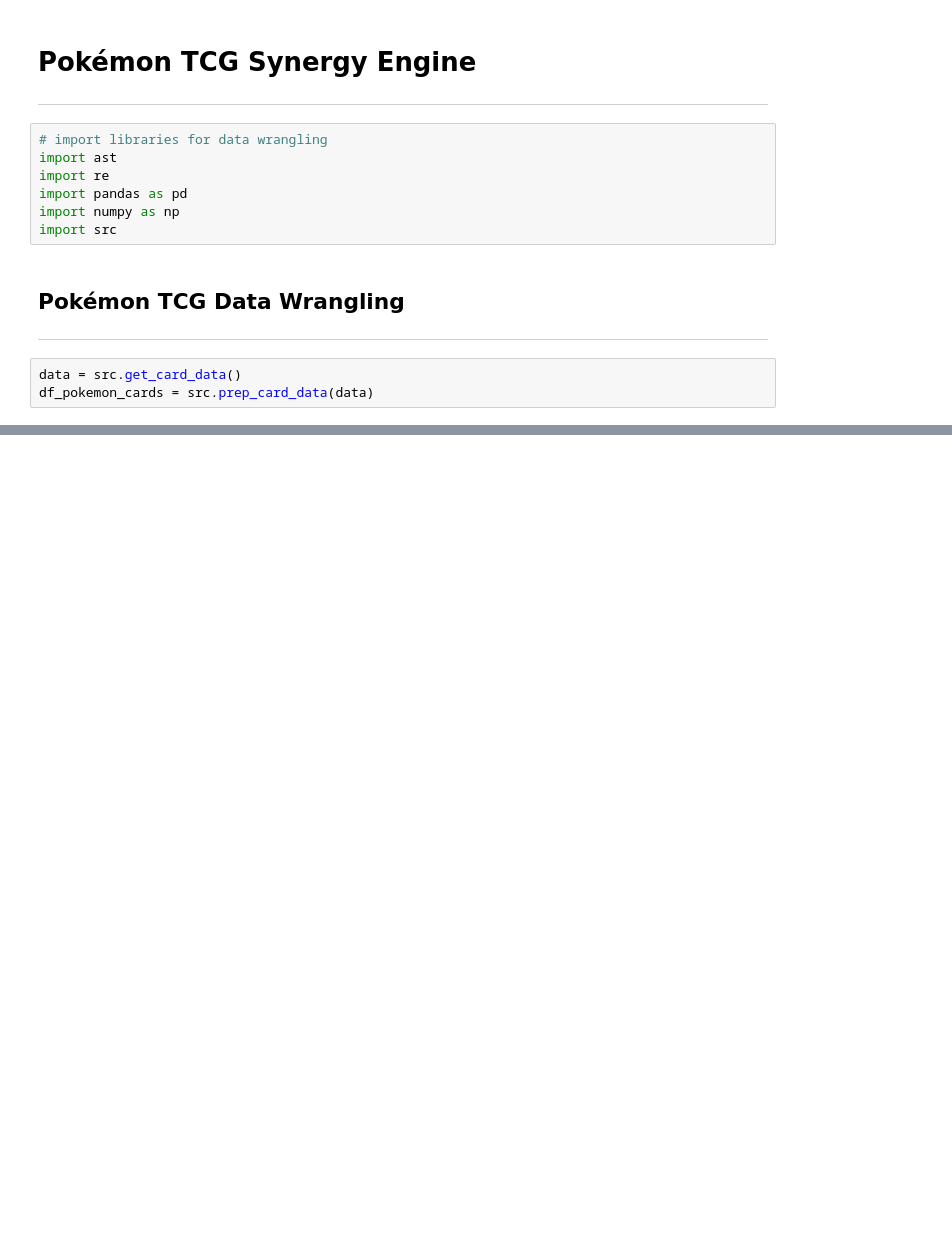
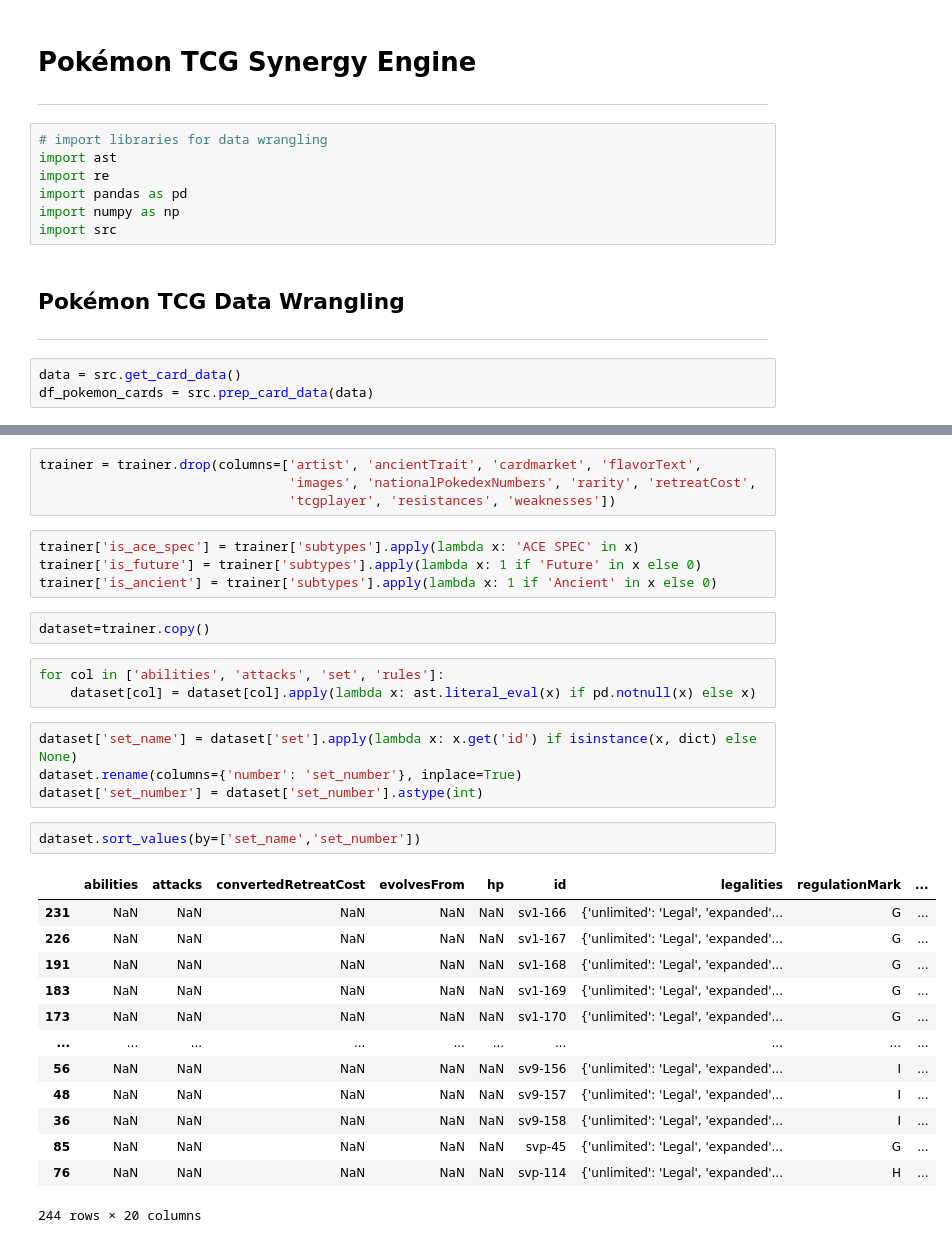
Before and after one commit to Anias-clo/Pokemon_TCG_Deck_Synergy_Calculator, a Jupyter notebook: cards.ipynb, the cells around one changed output, grey strips where cells are left out. Cells and saved outputs as stored; diff of their text form; blank space fills up the shorter version.

Commit message:
Cleaning trainer cards.

```diff
--- a/cards.ipynb
+++ b/cards.ipynb
@@ -59,0 +41,33 @@ trainer
+# %%
+trainer = trainer.drop(columns=['artist', 'ancientTrait', 'cardmarket', 'flavorText',
+                                'images', 'nationalPokedexNumbers', 'rarity', 'retreatCost',
+                                'tcgplayer', 'resistances', 'weaknesses'])
+# %%
+trainer['is_ace_spec'] = trainer['subtypes'].apply(lambda x: 'ACE SPEC' in x)
+trainer['is_future'] = trainer['subtypes'].apply(lambda x: 1 if 'Future' in x else 0)
+trainer['is_ancient'] = trainer['subtypes'].apply(lambda x: 1 if 'Ancient' in x else 0)
+# %%
+dataset=trainer.copy()
+# %%
+for col in ['abilities', 'attacks', 'set', 'rules']:
+    dataset[col] = dataset[col].apply(lambda x: ast.literal_eval(x) if pd.notnull(x) else x)
+# %%
+dataset['set_name'] = dataset['set'].apply(lambda x: x.get('id') if isinstance(x, dict) else None)
+dataset.rename(columns={'number': 'set_number'}, inplace=True)
+dataset['set_number'] = dataset['set_number'].astype(int)
+# %%
+dataset.sort_values(by=['set_name','set_number'])
+# %% [output]
+|  | abilities | attacks | convertedRetreatCost | evolvesFrom | hp | id | legalities | regulationMark | ... |
+| 231 | NaN | NaN | NaN | NaN | NaN | sv1-166 | {'unlimited': 'Legal', 'expanded'... | G | ... |
+| 226 | NaN | NaN | NaN | NaN | NaN | sv1-167 | {'unlimited': 'Legal', 'expanded'... | G | ... |
+| 191 | NaN | NaN | NaN | NaN | NaN | sv1-168 | {'unlimited': 'Legal', 'expanded'... | G | ... |
+| 183 | NaN | NaN | NaN | NaN | NaN | sv1-169 | {'unlimited': 'Legal', 'expanded'... | G | ... |
+| 173 | NaN | NaN | NaN | NaN | NaN | sv1-170 | {'unlimited': 'Legal', 'expanded'... | G | ... |
+| ... | ... | ... | ... | ... | ... | ... | ... | ... | ... |
+| 56 | NaN | NaN | NaN | NaN | NaN | sv9-156 | {'unlimited': 'Legal', 'expanded'... | I | ... |
+| 48 | NaN | NaN | NaN | NaN | NaN | sv9-157 | {'unlimited': 'Legal', 'expanded'... | I | ... |
+| 36 | NaN | NaN | NaN | NaN | NaN | sv9-158 | {'unlimited': 'Legal', 'expanded'... | I | ... |
+| 85 | NaN | NaN | NaN | NaN | NaN | svp-45 | {'unlimited': 'Legal', 'expanded'... | G | ... |
+| 76 | NaN | NaN | NaN | NaN | NaN | svp-114 | {'unlimited': 'Legal', 'expanded'... | H | ... |
+244 rows × 20 columns
```
Also changed, not shown: parts of 11 cells of this notebook, 1 other file.
